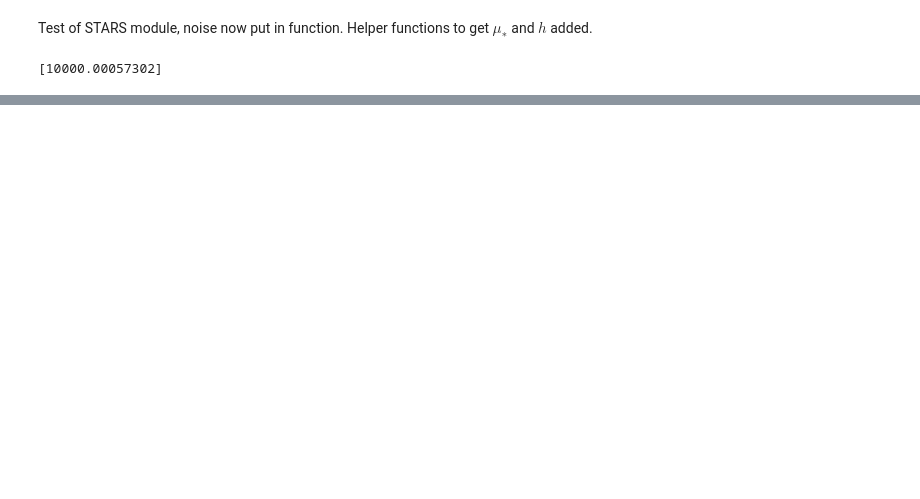
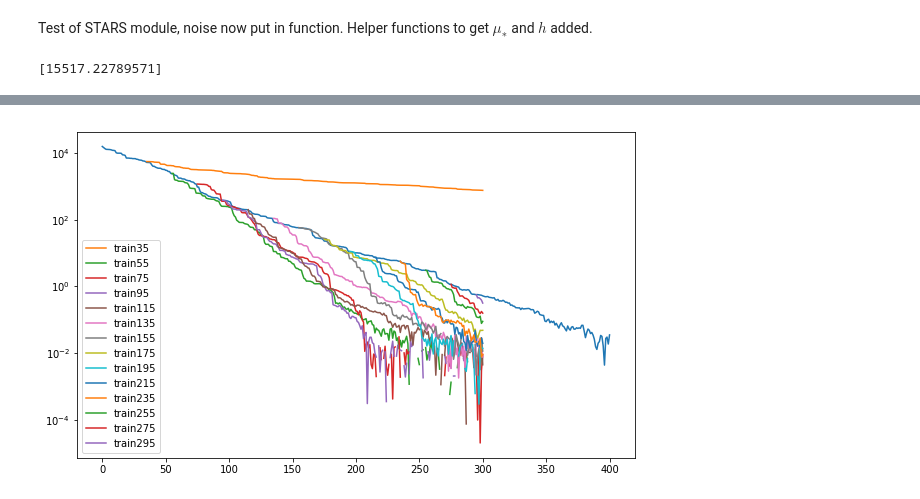
Before and after one commit to mathematicalmichael/personalresearch, a Jupyter notebook: Notebooks/simple_counter.ipynb, the cells around one changed output, grey strips where cells are left out. Drawn from its saved outputs; the diff is of its cells as text; code cells hidden in the pictures; blank space fills up the shorter version.

```diff
--- a/Notebooks/simple_counter.ipynb
+++ b/Notebooks/simple_counter.ipynb
@@ -10,9 +10,76 @@ def tfun(x,var=1E-4):
 dim=10
 xinit=200*np.random.rand(dim)-100
 #my nasty initial condition, but all others will plateau
-xinit[0]=100
-xinit[1]=.1
+#xinit[0]=100
+#xinit[1]=.1
 ##setup
 print(tfun(xinit))
 # %% [output]
-[10000.00057302]
+[15517.22789571]
+# %%
+mu_star=dfo.get_mu_star(1E-4,2,10)
+h=dfo.get_h(2,10)
+
+x=np.copy(xinit)
+maxit=400
+xhist=np.copy(x)
+fhist=tfun(x)
+for i in range(maxit):
+    [x,f,y,fy]=dfo.STARS(x,tfun,mu_star,h)
+    xhist=np.vstack((xhist,x))
+    fhist=np.hstack((fhist,f))
+    if 'yhist' in locals():
+        yhist=np.vstack((yhist,y))
+        ghist=np.hstack((ghist,fy))
+    else:
+        yhist=np.copy(y)
+        ghist=np.copy(fy)
+# %%
+import active_subspaces as ac
+import matplotlib.pyplot as plt
+ss = ac.subspaces.Subspaces()
+mu_star=dfo.get_mu_star(1E-4,2,3)
+h=dfo.get_h(2,3)
+plt.figure(figsize=(10,6))
+plt.semilogy(fhist)
+
+for tr_stop in range(35,300,20):
+
+
+    trainx=np.vstack((xhist[0:tr_stop,:],yhist[0:tr_stop,:]))
+    trainf=np.hstack((fhist[0:tr_stop],ghist[0:tr_stop]))
+    trainf=np.reshape(trainf,(trainf.size,1))
+
+
+# Instantiate a subspace object
+
+
+# Use Local Linears
+#df = ac.gradients.local_linear_gradients(x_hist, f_hist) #Estimated gradients using local linear models
+#ss.compute(df=df, nboot=0)
+
+# Use Global Quadratic
+    ss.compute(X=trainx, f=trainf, nboot=0, sstype='QPHD')
+
+
+    sub=ss.eigenvecs[:,0:3]
+#    print(sub)
+#    print(ss.eigenvecs[0:4])
+#print(ss.eigenvals)
+
+    x4=np.copy(xhist[tr_stop-1,:])
+    xhist4=np.copy(x4)
+    fhist4=tfun(x4)
+#active=np.eye(dim)
+    active=sub.transpose()
+#print(active)
+    for i in range(300-tr_stop):
+        [x4,f,temp,temp2]=dfo.STARS(x4,tfun,mu_star,h,active=active)
+        xhist4=np.vstack((xhist4,x4))
+        fhist4=np.hstack((fhist4,f))
+    plt.semilogy(range(tr_stop,301),fhist4,label='train'+str(tr_stop))
+plt.legend()
+plt.show()
+print(ss.eigenvals)
+print(ss.eigenvecs[:,0:2])
+# %% [output]
@@ -18,0 +100 @@ print(tfun(xinit))
+[figure, added]
```
Also changed, not shown: parts of 8 cells of this notebook, 1 other file.
